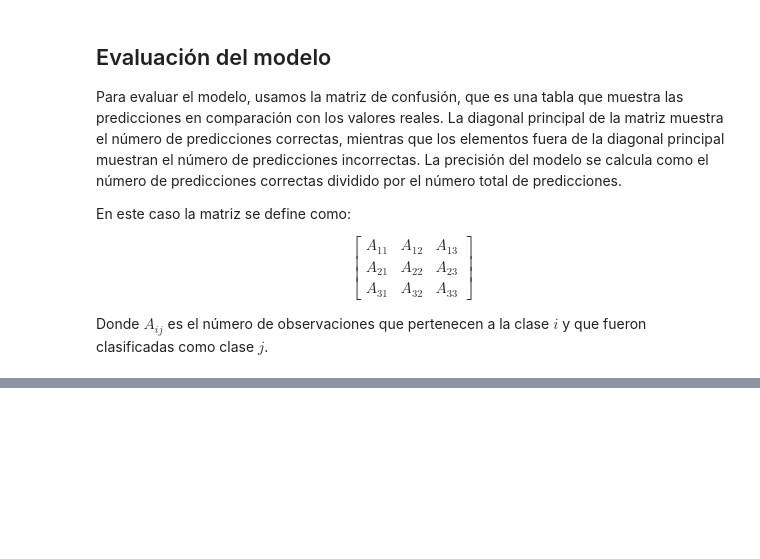
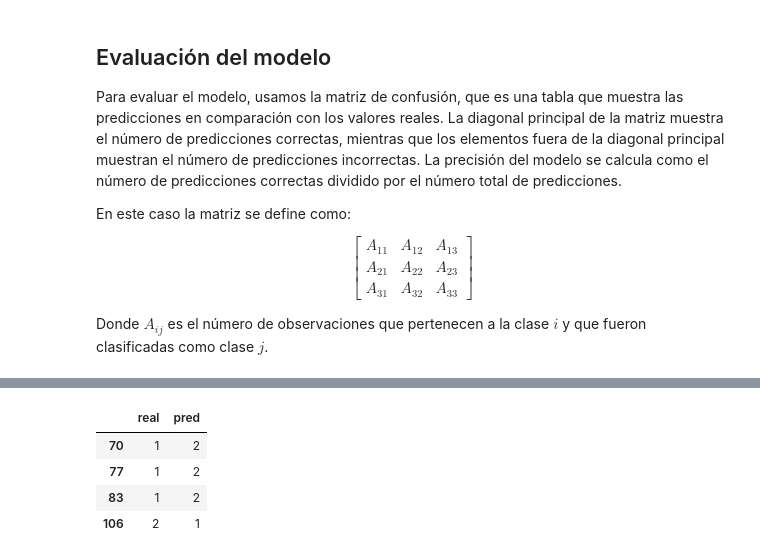
Before and after one commit to JuliethLambrano930/Proyecto_Regresion_Logistica, a Jupyter notebook: Codigo/Proyecto_Reg_Logistica.ipynb, the cells around one changed output, grey strips where cells are left out. Cells and saved outputs as stored; diff of their text form; code cells hidden in the pictures; blank space fills up the shorter version.

```diff
--- a/Codigo/Proyecto_Reg_Logistica.ipynb
+++ b/Codigo/Proyecto_Reg_Logistica.ipynb
@@ -158,0 +184,13 @@ Donde $A_{ij}$ es el número de observaciones que pertenecen a la clase $i$ y qu
+# %%
+Y_df=pd.DataFrame(Y_df)
+pred=pd.DataFrame(modelo_log.predict(iris_df))
+
+DF_revisión=pd.concat([Y_df,pred],axis=1)
+DF_revisión.columns = ['real', 'pred']
+DF_revisión[DF_revisión['real'] != DF_revisión['pred']]
+# %% [output]
+|  | real | pred |
+| 70 | 1 | 2 |
+| 77 | 1 | 2 |
+| 83 | 1 | 2 |
+| 106 | 2 | 1 |
```
Also changed, not shown: parts of 5 cells of this notebook.
